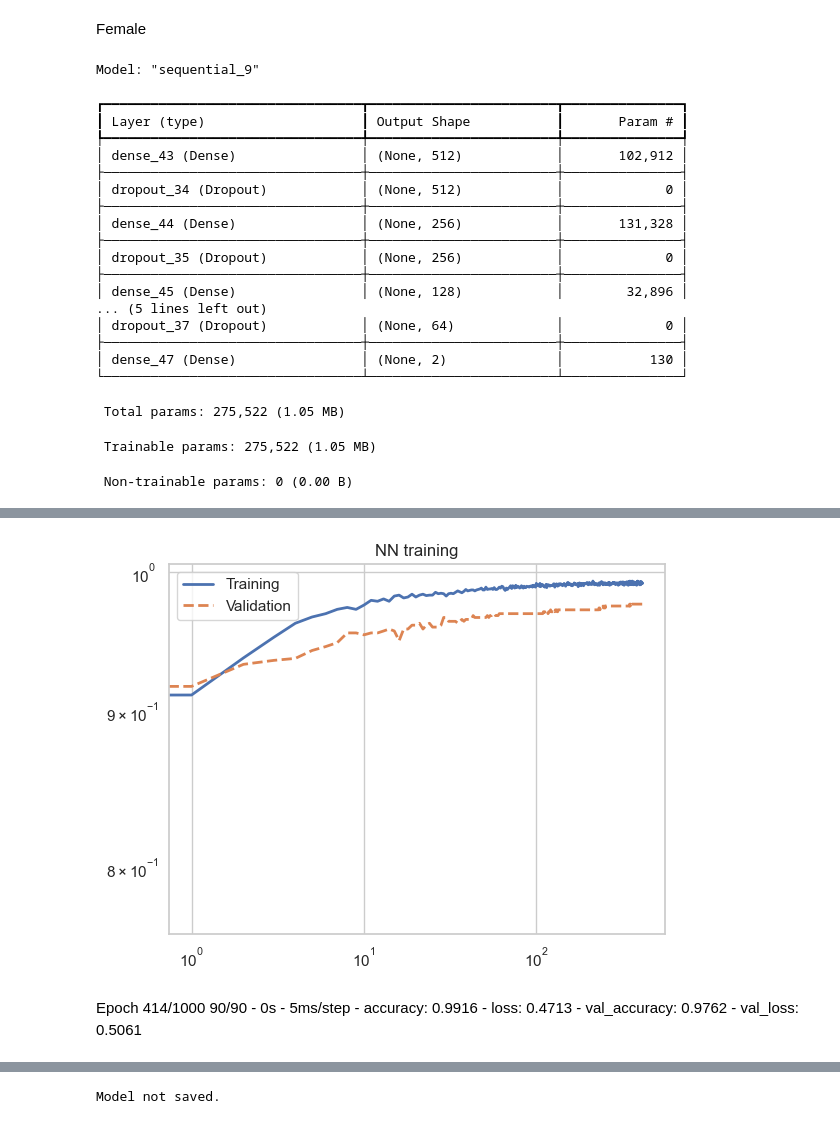
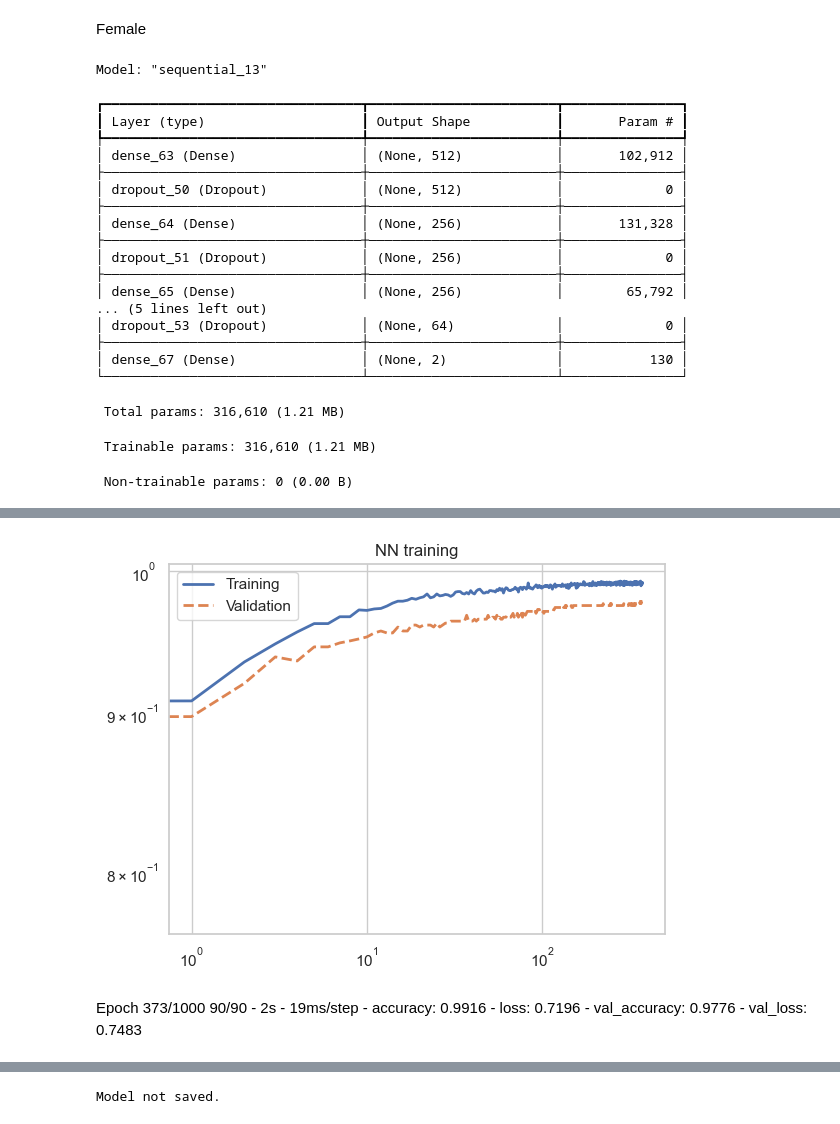
Before and after one commit to vittoriomussin/sand-task---SANDvox-Harvesters, a Jupyter notebook: SAND Tasks/SAND_Challenge_task1_dataset/Binary_Classification.ipynb, the cells around one changed output, grey strips where cells are left out. Cells and saved outputs as stored; diff of their text form; code cells hidden in the pictures.

```diff
--- a/SAND Tasks/SAND_Challenge_task1_dataset/Binary_Classification.ipynb
+++ b/SAND Tasks/SAND_Challenge_task1_dataset/Binary_Classification.ipynb
@@ -237,7 +237,7 @@ y_f = np.load('yF_rhythm.npy')
 n_cl = 2
 
 # create new labels y for binary classification, for each row in y, if any of the first 4 columns is 1, set new label to [1, 0] (not healthy), else set to [0, 1] (healthy)
-y_binary_m = np.zeros((y_f.shape[0], n_cl))
+y_binary_m = np.zeros((y_m.shape[0], n_cl))
 y_binary_f = np.zeros((y_f.shape[0], n_cl))
 
 for i in range(y_m.shape[0]):
@@ -304,7 +304,7 @@ import tensorflow as tf
 lr_schedule = tf.keras.optimizers.schedules.InverseTimeDecay(
   0.001,    #0.05               best with 0.001
   decay_steps=50, #100        best with 100
-  decay_rate=4, #1              best with 1
+  decay_rate=5, #1              best with 1
   staircase=True)
 
 def get_optimizer():
@@ -345,22 +345,22 @@ OUTPUTDIM = y_train_m.shape[1]
 n_train_m=X_train_m.shape[0]
 n_val_m=X_val_m.shape[0]
 
-dropout= 0.01
-reg = 0.001
+dropout= 0.015
+reg = 0.0015
 
 NN = tf.keras.Sequential([
     layers.Dense(512, activation='relu', input_shape=(INPUTDIM,),kernel_regularizer = regularizers.l2(reg)),
     layers.Dropout(dropout),
     layers.Dense(256, activation='relu', kernel_regularizer = regularizers.l2(reg)),
     layers.Dropout(dropout),
-    layers.Dense(128, activation='relu', kernel_regularizer = regularizers.l2(reg)),
+    layers.Dense(256, activation='relu', kernel_regularizer = regularizers.l2(reg)),
     layers.Dropout(dropout),
     layers.Dense(64, activation='relu', kernel_regularizer = regularizers.l2(reg)),
     layers.Dropout(dropout),
     layers.Dense(OUTPUTDIM, activation='softmax')
 ])
 
-history = compile_and_fit(NN, 'NN',X_train_m, y_train_m, X_val_m, y_val_m, max_epochs=1000)
+history = compile_and_fit(NN, 'NN',X_train_m, y_train_m, X_val_m, y_val_m, max_epochs=2000)
 
 bc     = history.history['accuracy']
 val_bc = history.history['val_accuracy']
@@ -528,15 +528,15 @@ OUTPUTDIM = y_train_f.shape[1]
 n_train_f=X_train_f.shape[0]
 n_val_f=X_val_f.shape[0]
 
-dropout= 0.01
-reg = 0.001
+dropout= 0.02
+reg = 0.002
 
 NN = tf.keras.Sequential([
     layers.Dense(512, activation='relu', input_shape=(INPUTDIM,),kernel_regularizer = regularizers.l2(reg)),
     layers.Dropout(dropout),
     layers.Dense(256, activation='relu', kernel_regularizer = regularizers.l2(reg)),
     layers.Dropout(dropout),
-    layers.Dense(128, activation='relu', kernel_regularizer = regularizers.l2(reg)),
+    layers.Dense(256, activation='relu', kernel_regularizer = regularizers.l2(reg)),
     layers.Dropout(dropout),
     layers.Dense(64, activation='relu', kernel_regularizer = regularizers.l2(reg)),
     layers.Dropout(dropout),
@@ -557,25 +557,25 @@ plt.grid(True)
 plt.legend(('Training','Validation'))
 plt.show()
 # %% [output]
-Model: "sequential_9"
+Model: "sequential_13"
 ┏━━━━━━━━━━━━━━━━━━━━━━━━━━━━━━━━━┳━━━━━━━━━━━━━━━━━━━━━━━━┳━━━━━━━━━━━━━━━┓
 ┃ Layer (type)                    ┃ Output Shape           ┃       Param # ┃
 ┡━━━━━━━━━━━━━━━━━━━━━━━━━━━━━━━━━╇━━━━━━━━━━━━━━━━━━━━━━━━╇━━━━━━━━━━━━━━━┩
-│ dense_43 (Dense)                │ (None, 512)            │       102,912 │
+│ dense_63 (Dense)                │ (None, 512)            │       102,912 │
 ├─────────────────────────────────┼────────────────────────┼───────────────┤
-│ dropout_34 (Dropout)            │ (None, 512)            │             0 │
+│ dropout_50 (Dropout)            │ (None, 512)            │             0 │
 ├─────────────────────────────────┼────────────────────────┼───────────────┤
-│ dense_44 (Dense)                │ (None, 256)            │       131,328 │
+│ dense_64 (Dense)                │ (None, 256)            │       131,328 │
 ├─────────────────────────────────┼────────────────────────┼───────────────┤
-│ dropout_35 (Dropout)            │ (None, 256)            │             0 │
+│ dropout_51 (Dropout)            │ (None, 256)            │             0 │
 ├─────────────────────────────────┼────────────────────────┼───────────────┤
-│ dense_45 (Dense)                │ (None, 128)            │        32,896 │
+│ dense_65 (Dense)                │ (None, 256)            │        65,792 │
 ... (5 lines left out)
-│ dropout_37 (Dropout)            │ (None, 64)             │             0 │
+│ dropout_53 (Dropout)            │ (None, 64)             │             0 │
 ├─────────────────────────────────┼────────────────────────┼───────────────┤
-│ dense_47 (Dense)                │ (None, 2)              │           130 │
+│ dense_67 (Dense)                │ (None, 2)              │           130 │
 └─────────────────────────────────┴────────────────────────┴───────────────┘
- Total params: 275,522 (1.05 MB)
+ Total params: 316,610 (1.21 MB)
- Trainable params: 275,522 (1.05 MB)
+ Trainable params: 316,610 (1.21 MB)
  Non-trainable params: 0 (0.00 B)
 Epoch 1/1000
@@ -598,7 +598,7 @@ Epoch 414/1000
-[figure, old version]
+[figure, new version]
 # %% [markdown]
-Epoch 414/1000
-90/90 - 0s - 5ms/step - accuracy: 0.9916 - loss: 0.4713 - val_accuracy: 0.9762 - val_loss: 0.5061
+Epoch 373/1000
+90/90 - 2s - 19ms/step - accuracy: 0.9916 - loss: 0.7196 - val_accuracy: 0.9776 - val_loss: 0.7483
 # %%
 from sklearn.metrics import confusion_matrix, f1_score
 import seaborn as sns
```
Also changed, not shown: parts of 7 cells of this notebook, 2 other files.
